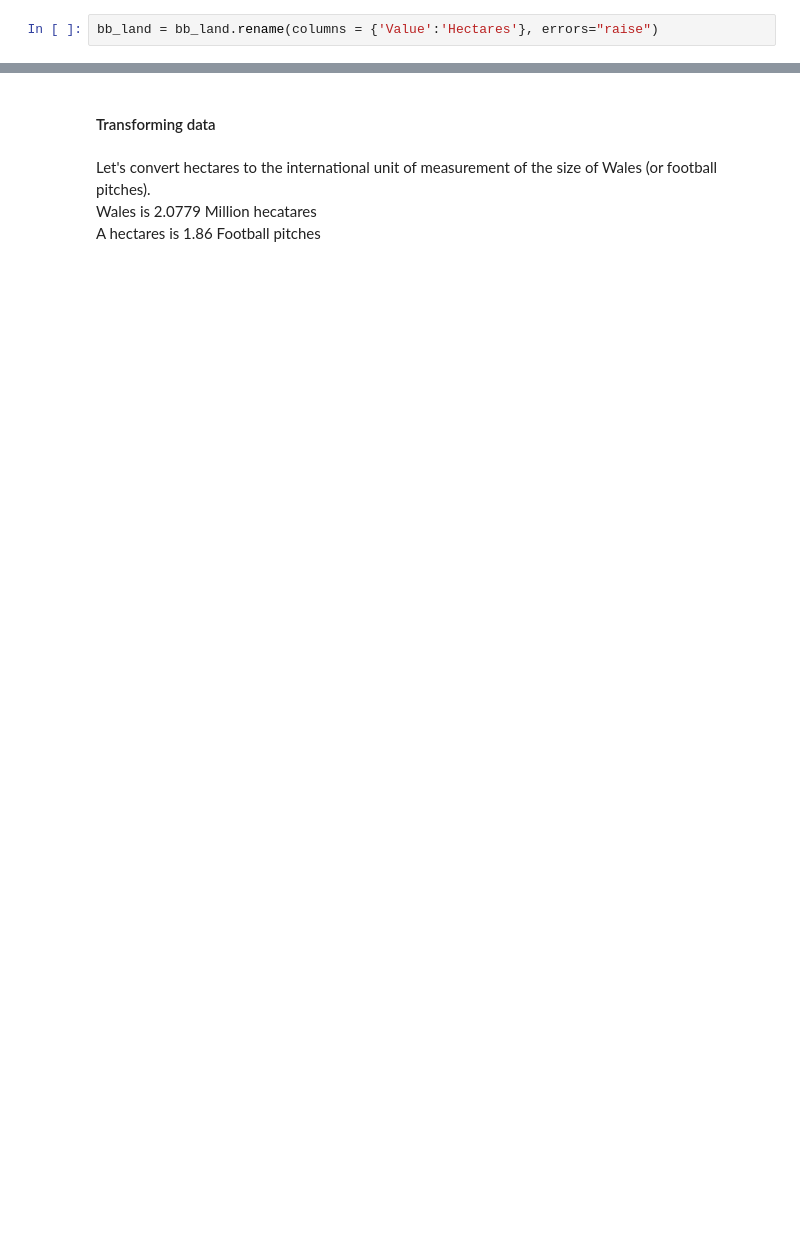
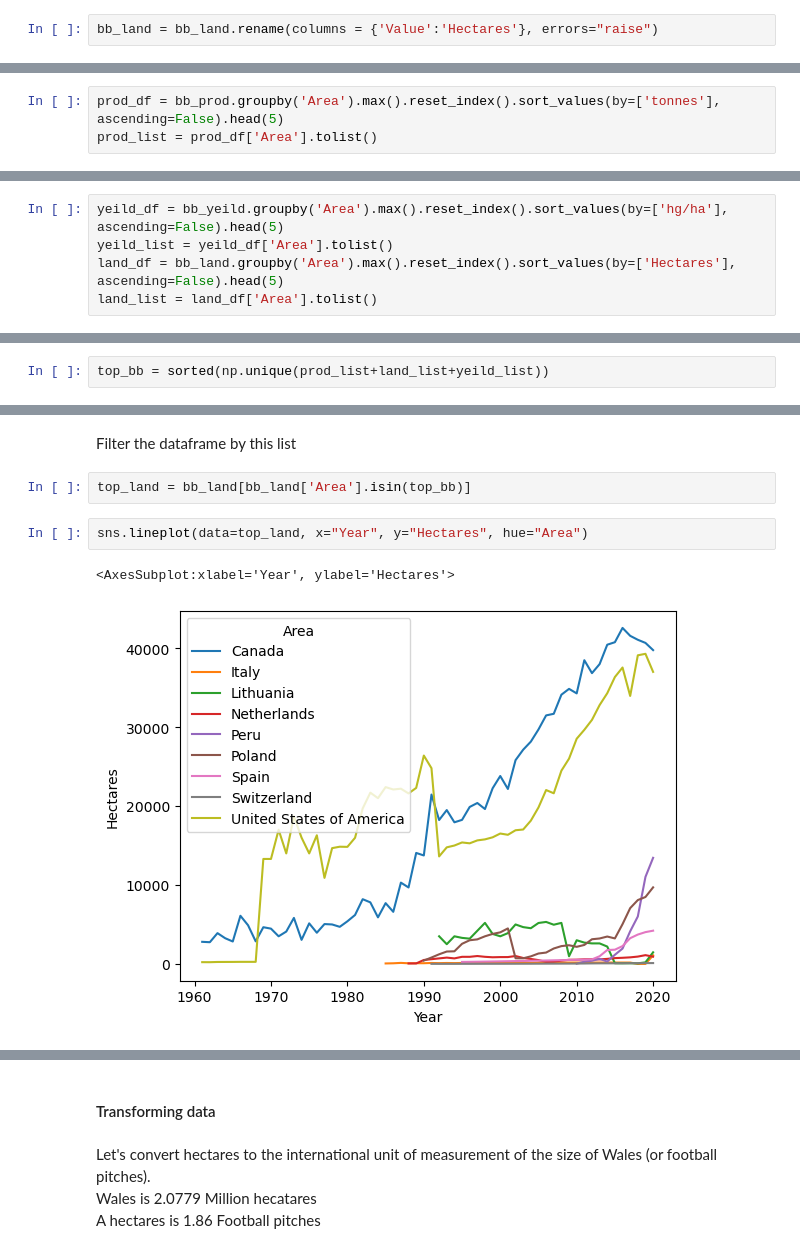
Before and after one commit to nicksavill/DEB_development, a Jupyter notebook: Week2/Class_4.ipynb, the cells around one changed output, grey strips where cells are left out. Cells and saved outputs as stored; diff of their text form; blank space fills up the shorter version.

```diff
--- a/Week2/Class_4.ipynb
+++ b/Week2/Class_4.ipynb
@@ -72,0 +121,3 @@ bb_land = bb_land.rename(columns = {'Value':'Hectares'}, errors="raise")
+# %%
+prod_df = bb_prod.groupby('Area').max().reset_index().sort_values(by=['tonnes'], ascending=False).head(5)
+prod_list = prod_df['Area'].tolist()
@@ -72,0 +128,5 @@ bb_land = bb_land.rename(columns = {'Value':'Hectares'}, errors="raise")
+# %%
+yeild_df = bb_yeild.groupby('Area').max().reset_index().sort_values(by=['hg/ha'], ascending=False).head(5)
+yeild_list = yeild_df['Area'].tolist()
+land_df = bb_land.groupby('Area').max().reset_index().sort_values(by=['Hectares'], ascending=False).head(5)
+land_list = land_df['Area'].tolist()
@@ -72,0 +143,2 @@ bb_land = bb_land.rename(columns = {'Value':'Hectares'}, errors="raise")
+# %%
+top_bb = sorted(np.unique(prod_list+land_list+yeild_list))
@@ -72,0 +157,9 @@ bb_land = bb_land.rename(columns = {'Value':'Hectares'}, errors="raise")
+# %% [markdown]
+Filter the dataframe by this list
+# %%
+top_land = bb_land[bb_land['Area'].isin(top_bb)]
+# %%
+sns.lineplot(data=top_land, x="Year", y="Hectares", hue="Area")
+# %% [output]
+<AxesSubplot:xlabel='Year', ylabel='Hectares'>
+[figure, added]
```
Also changed, not shown: parts of 71 cells of this notebook, 21 other files.
